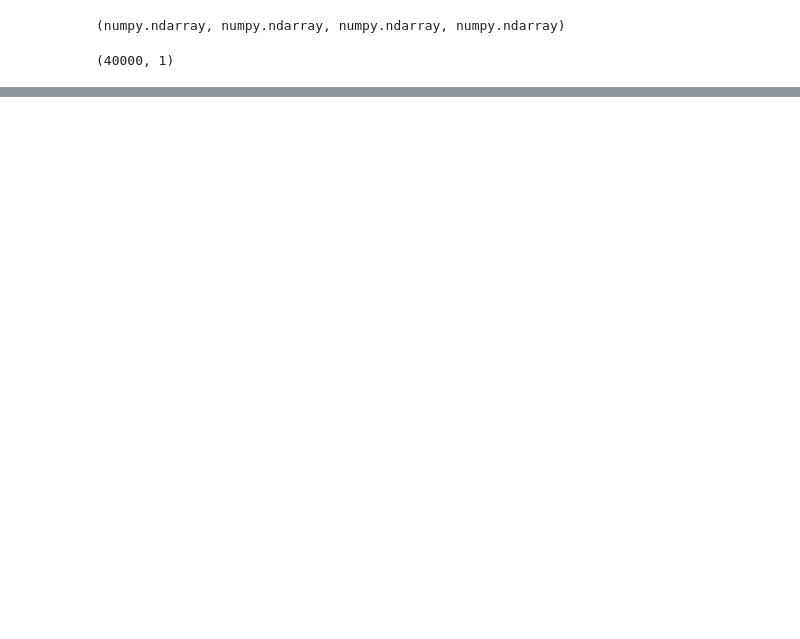
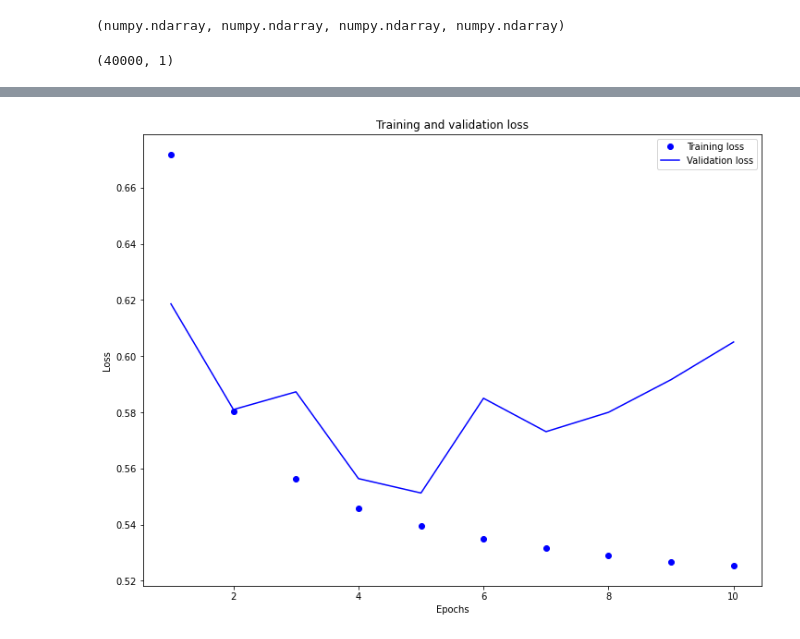
Before and after one commit to TimOgden/Sklearn-TF, a Jupyter notebook: 14_Recurrent_Neural_Networks/exercises.ipynb, the cells around one changed output, grey strips where cells are left out. Saved outputs shown, nothing was run; the diff lists cells and outputs as text; code cells hidden in the pictures; blank space fills up the shorter version.

```diff
--- a/14_Recurrent_Neural_Networks/exercises.ipynb
+++ b/14_Recurrent_Neural_Networks/exercises.ipynb
@@ -155,0 +192,3 @@ ValueError: Failed to convert a NumPy array to a Tensor (Unsupported object type
+# %%
+encoder = info.features['text'].encoder
+encoder.subwords[:20]
@@ -155,0 +216,4 @@ ValueError: Failed to convert a NumPy array to a Tensor (Unsupported object type
+# %%
+train_batches = train_data.shuffle(1000).padded_batch(10)
+test_batches = test_data.shuffle(1000).padded_batch(10) # Using padded batches fixes the issue of having variable lengths
+# on our reviews
@@ -155,0 +235,12 @@ ValueError: Failed to convert a NumPy array to a Tensor (Unsupported object type
+# %%
+embedding_dim = 16
+model = tf.keras.Sequential([
+    tf.keras.layers.Embedding(encoder.vocab_size, embedding_dim),
+    tf.keras.layers.GlobalAveragePooling1D(),
+    tf.keras.layers.Dense(16, activation='relu'),
+    tf.keras.layers.Dense(1, activation='sigmoid')
+])
+
+model.compile(optimizer='adam', loss=tf.keras.losses.BinaryCrossentropy(from_logits=True), metrics=['accuracy'])
+# %%
+history = model.fit(train_batches, epochs=10, validation_data=test_batches, validation_steps=20)
@@ -155,0 +268,19 @@ ValueError: Failed to convert a NumPy array to a Tensor (Unsupported object type
+# %%
+import matplotlib.pyplot as plt
+history_dict = history.history
+
+acc, val_acc = history_dict['accuracy'], history_dict['val_accuracy']
+loss, val_loss = history_dict['loss'], history_dict['val_loss']
+
+epochs = range(1, len(acc)+1)
+
+plt.figure(figsize=(12,9))
+plt.plot(epochs, loss, 'bo', label='Training loss')
+plt.plot(epochs, val_loss, 'b', label='Validation loss')
+plt.title('Training and validation loss')
+plt.xlabel('Epochs')
+plt.ylabel('Loss')
+plt.legend()
+plt.show()
+# %% [output]
+[figure, added]
```
Also changed, not shown: parts of 22 cells of this notebook, 2 other files.
